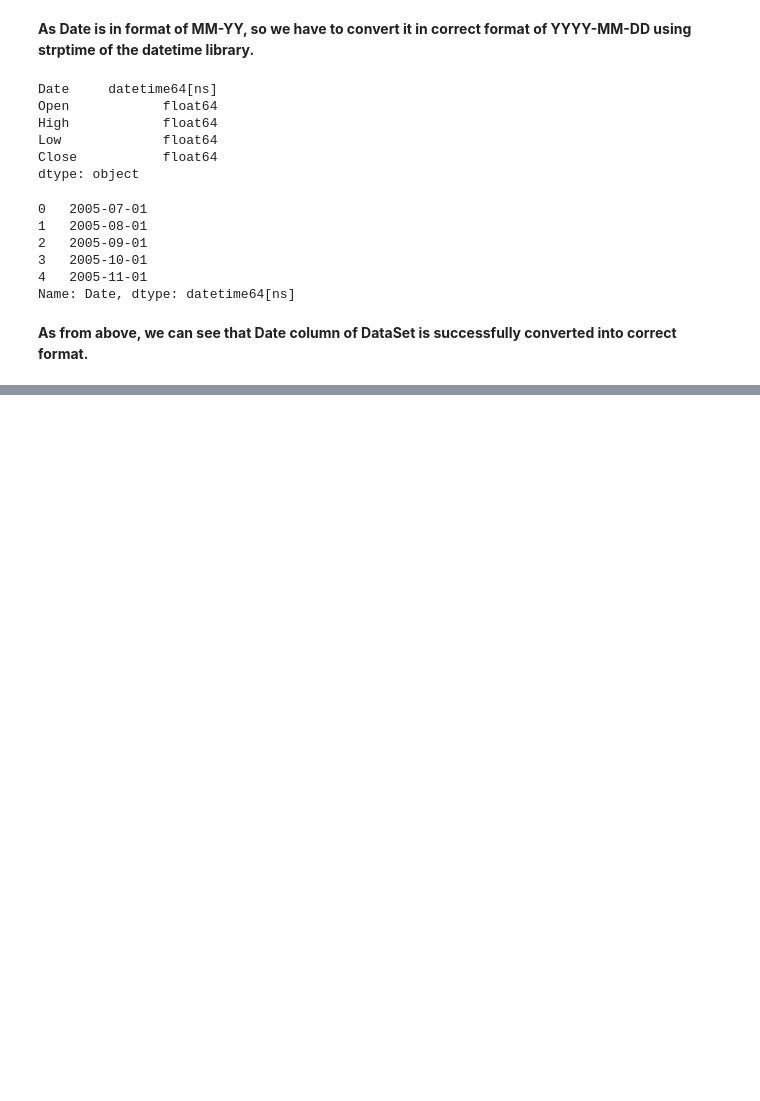
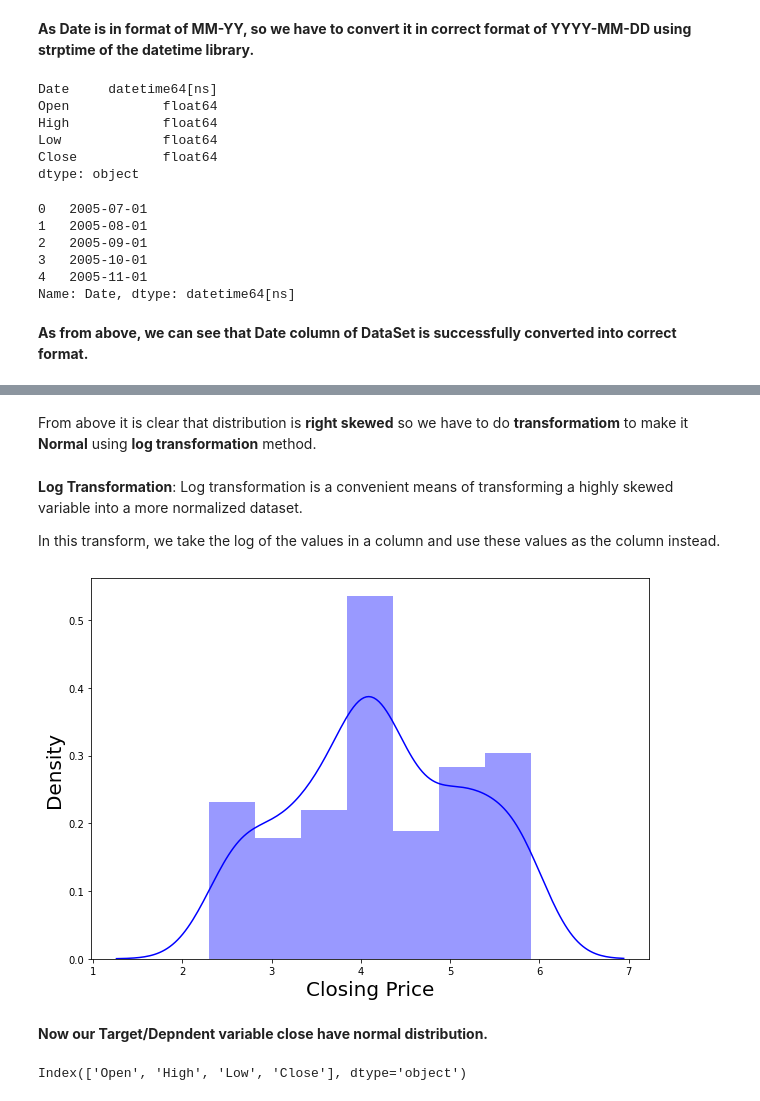
Before and after one commit to Kaushaljha488/-Kaushal-Yes-Bank-Stock-Closing-Price-Prediction, a Jupyter notebook: Kaushal_Yes_Bank_Stock_Closing_Price_Prediction.ipynb, the cells around one changed output, grey strips where cells are left out. Drawn from its saved outputs; the diff is of its cells as text; code cells hidden in the pictures; blank space fills up the shorter version.

```diff
--- a/Kaushal_Yes_Bank_Stock_Closing_Price_Prediction.ipynb
+++ b/Kaushal_Yes_Bank_Stock_Closing_Price_Prediction.ipynb
@@ -189,0 +220,23 @@ Name: Date, dtype: datetime64[ns]
+# %% [markdown]
+From above it is clear that distribution is **right skewed** so we have to do **transformatiom** to make it **Normal** using **log transformation** method.
+# %% [markdown]
+**Log Transformation**: Log transformation is a convenient means of transforming a highly skewed variable into a more normalized dataset.
+
+In this transform, we take the log of the values in a column and use these values as the column instead.
+# %%
+#Applying log transformation on target variable
+plt.figure(figsize=(10,7))
+sns.distplot(np.log(df['Close']),color="b")
+plt.xlabel('Closing Price',fontsize=20)
+plt.ylabel('Density',fontsize=20)
+plt.show()
+# %% [output]
+[figure, added]
+# %% [markdown]
+**Now our Target/Depndent variable close have normal distribution.**
+# %%
+#Collecting all our numeric column in a new variable
+numeric_features=df.describe().columns
+numeric_features
+# %% [output]
+Index(['Open', 'High', 'Low', 'Close'], dtype='object')
```
Also changed, not shown: parts of 26 cells of this notebook.
